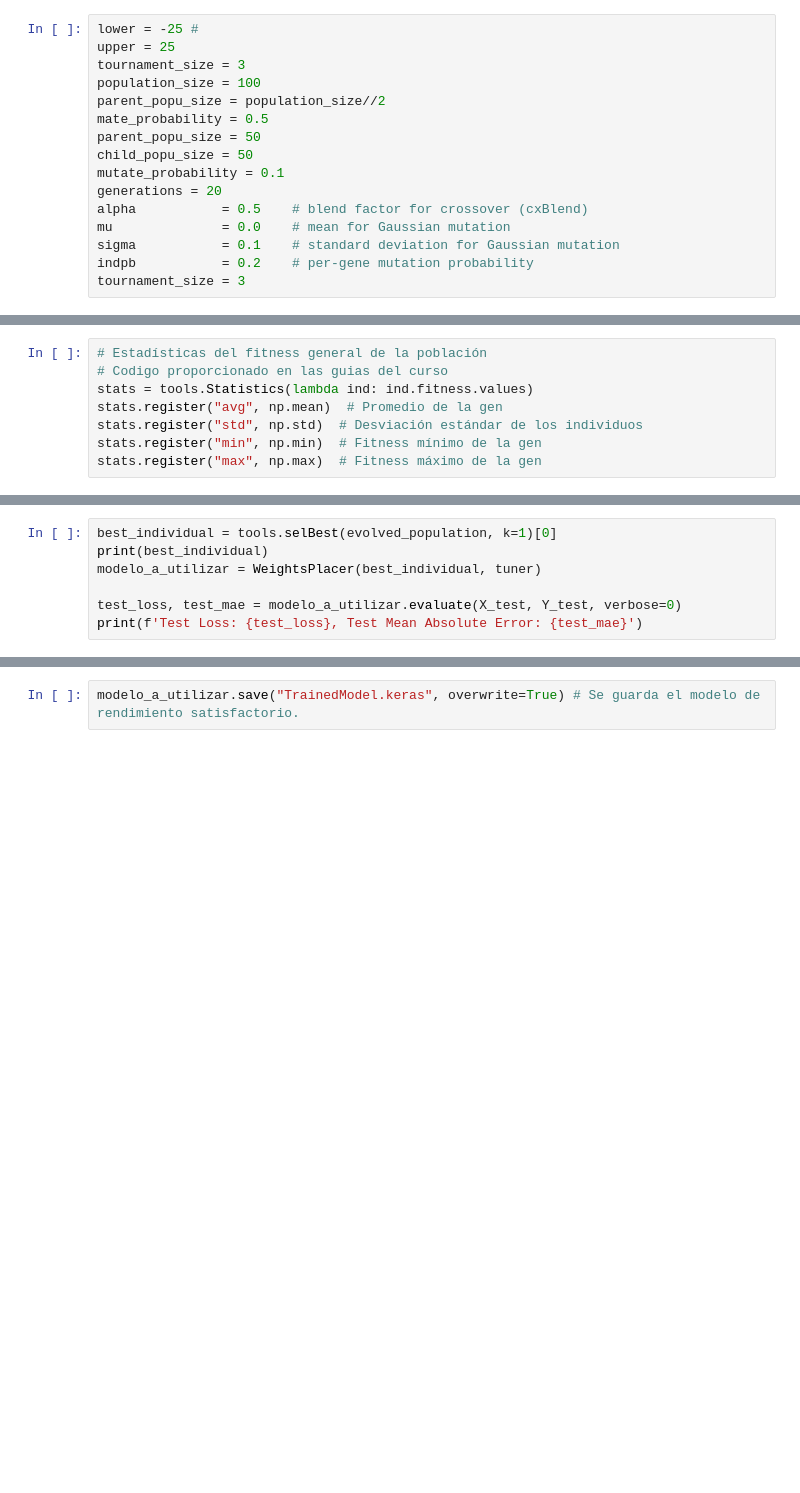
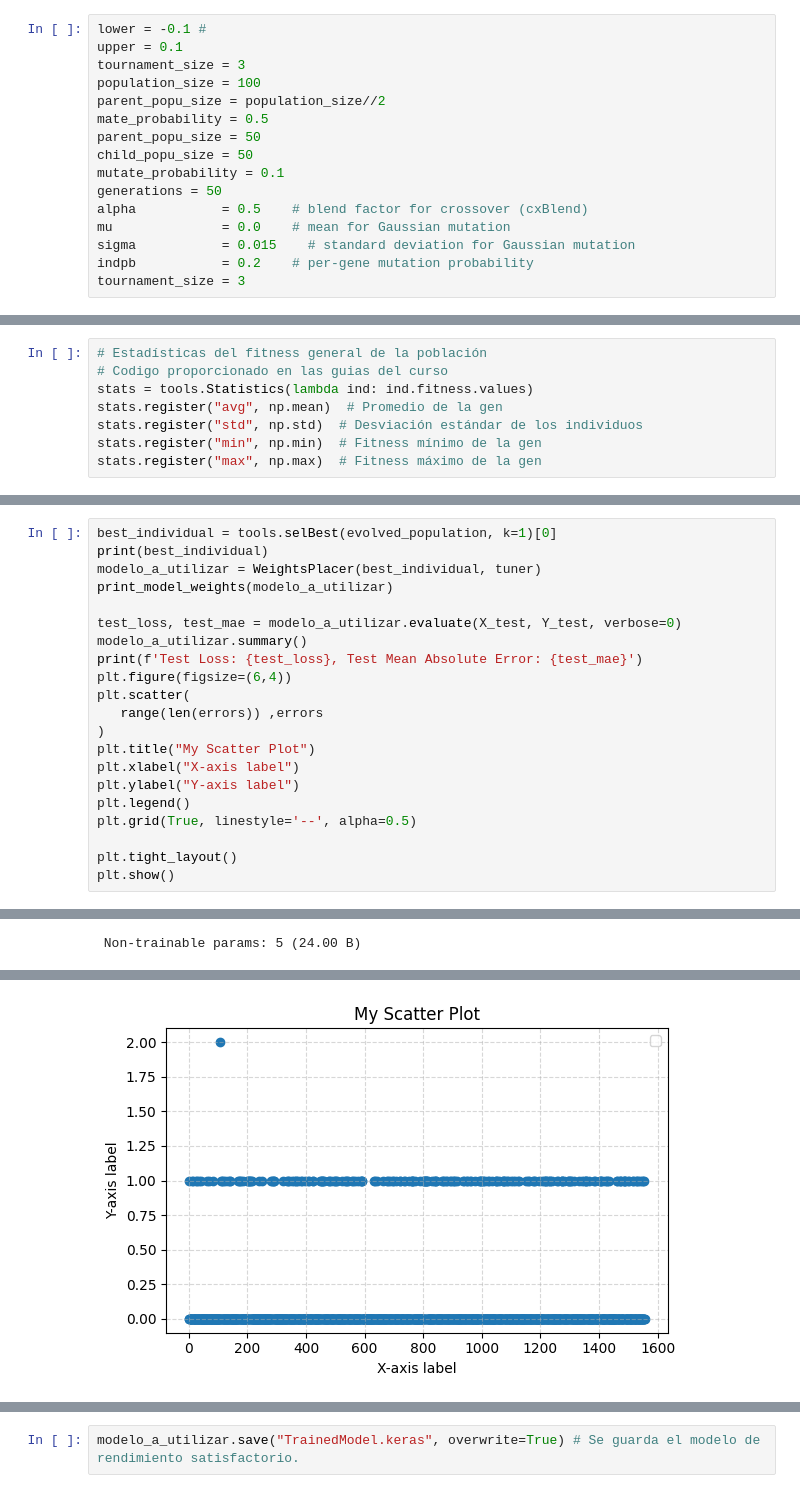
Before and after one commit to Bernal1229/proyectofinalIA, a Jupyter notebook: Proyecto IA.ipynb, the cells around one changed output, grey strips where cells are left out. Saved outputs shown, nothing was run; the diff lists cells and outputs as text; blank space fills up the shorter version.

```diff
--- a/Proyecto IA.ipynb
+++ b/Proyecto IA.ipynb
@@ -342,8 +387,8 @@ def Training_Loop(population, toolbox, mu, lambda_, cxpb, mutpb, ngen,train_data
 
     return population, logbook
 # %%
-lower = -25 #
-upper = 25
+lower = -0.1 #
+upper = 0.1
 tournament_size = 3
 population_size = 100
 parent_popu_size = population_size//2
@@ -351,10 +396,10 @@ mate_probability = 0.5
 parent_popu_size = 50
 child_popu_size = 50
 mutate_probability = 0.1
-generations = 20
+generations = 50
 alpha           = 0.5    # blend factor for crossover (cxBlend)
 mu              = 0.0    # mean for Gaussian mutation
-sigma           = 0.1    # standard deviation for Gaussian mutation
+sigma           = 0.015    # standard deviation for Gaussian mutation
 indpb           = 0.2    # per‐gene mutation probability
 tournament_size = 3
 # %%
@@ -435,7 +480,21 @@ evolved_population, logbook = Training_Loop(
 best_individual = tools.selBest(evolved_population, k=1)[0]
 print(best_individual)
 modelo_a_utilizar = WeightsPlacer(best_individual, tuner)
+print_model_weights(modelo_a_utilizar)
 
 test_loss, test_mae = modelo_a_utilizar.evaluate(X_test, Y_test, verbose=0)
+modelo_a_utilizar.summary()
 print(f'Test Loss: {test_loss}, Test Mean Absolute Error: {test_mae}')
+plt.figure(figsize=(6,4))
+plt.scatter(
+   range(len(errors)) ,errors
+)
+plt.title("My Scatter Plot")
+plt.xlabel("X-axis label")
+plt.ylabel("Y-axis label")
+plt.legend()
+plt.grid(True, linestyle='--', alpha=0.5)
+
+plt.tight_layout()
+plt.show()
 # %% [output]
@@ -443,0 +523 @@ Test Loss: 0.37199026346206665, Test Mean Absolute Error: 0.37199026346206665
+ Non-trainable params: 5 (24.00 B)
@@ -443,0 +525 @@ Test Loss: 0.37199026346206665, Test Mean Absolute Error: 0.37199026346206665
+[figure, added]
```
Also changed, not shown: parts of 12 cells of this notebook.
